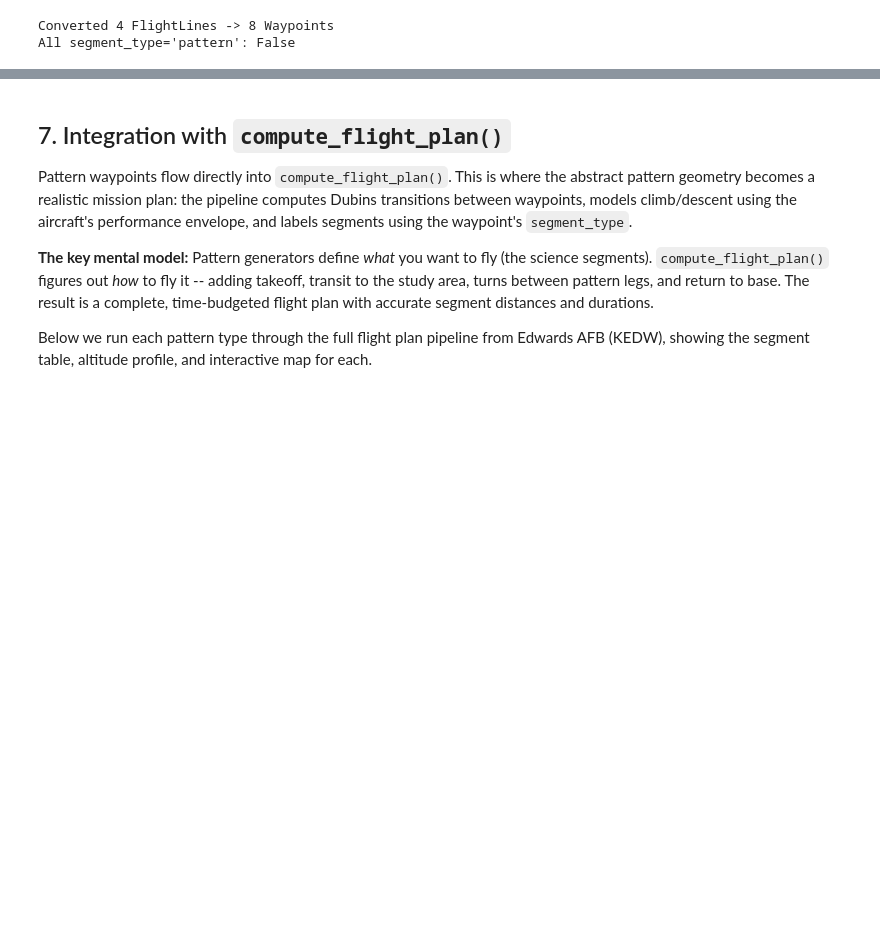
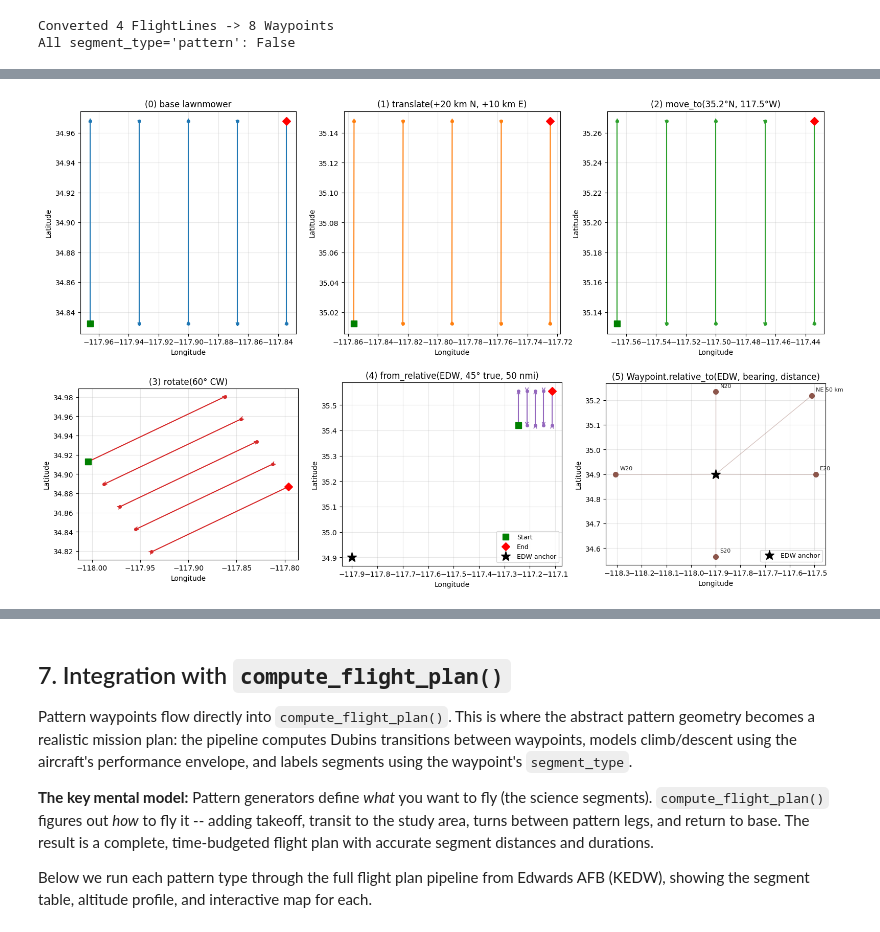
Before and after one commit to ryanpavlick/hyplan, a Jupyter notebook: notebooks/flight_patterns.ipynb, the cells around one changed output, grey strips where cells are left out. Drawn from its saved outputs; the diff is of its cells as text; code cells hidden in the pictures; blank space fills up the shorter version.

```diff
--- a/notebooks/flight_patterns.ipynb
+++ b/notebooks/flight_patterns.ipynb
@@ -605,0 +629,80 @@ All segment_type='pattern': False
+# %%
+from hyplan.waypoint import Waypoint
+
+# Start from a 5-leg lawnmower centred near Edwards AFB
+base = racetrack(
+    CENTER, heading=0.0, altitude=ALT,
+    leg_length=ureg.Quantity(15, "km"),
+    n_legs=5, offset=ureg.Quantity(3, "km"),
+)
+
+# (1) translate by a geodetic N/E offset (Quantities or float-metres)
+translated = base.translate(
+    ureg.Quantity(20, "km"), ureg.Quantity(10, "km"),
+)
+
+# (2) move_to: snap the pattern centre onto a new lat/lon
+moved = base.move_to(latitude=35.2, longitude=-117.5)
+
+# (3) rotate 60° clockwise about the pattern centre
+rotated = base.rotate(60.0)
+
+# (4) build a fresh pattern 50 nmi northeast of an EDW reference waypoint
+edw = Waypoint(latitude=CENTER[0], longitude=CENTER[1], heading=0.0, name="EDW")
+offset_pattern = Pattern.from_relative(
+    edw,
+    bearing=45.0,      # true bearing from EDW
+    distance=50.0,     # 50 nmi (float ⇒ nautical miles)
+    generator=racetrack,
+    heading=0.0, altitude=ALT,
+    leg_length=ureg.Quantity(15, "km"),
+    n_legs=5, offset=ureg.Quantity(3, "km"),
+)
+
+# (5) Waypoint.relative_to — build single waypoints at geodesic offsets
+#     from an anchor.  Useful for laying out turn points, range marks, or
+#     campaign reference fixes.  Default heading = bearing.
+fixes = [
+    Waypoint.relative_to(edw, bearing=  0.0, distance=20.0, name="N20"),
+    Waypoint.relative_to(edw, bearing= 90.0, distance=20.0, name="E20"),
+    Waypoint.relative_to(edw, bearing=180.0, distance=20.0, name="S20"),
+    Waypoint.relative_to(edw, bearing=270.0, distance=20.0, name="W20"),
+    Waypoint.relative_to(edw, bearing= 45.0,
+                          distance=ureg.Quantity(50, "kilometer"),
+                          name="NE 50 km"),  # mixed-units example
+]
+
+fig, axes = plt.subplots(2, 3, figsize=(16, 10))
+plot_pattern(base,           ax=axes[0, 0], title="(0) base lawnmower",                                show_labels=False)
+plot_pattern(translated,     ax=axes[0, 1], title="(1) translate(+20 km N, +10 km E)",                 show_labels=False, color="C1")
+plot_pattern(moved,          ax=axes[0, 2], title="(2) move_to(35.2°N, 117.5°W)",                      show_labels=False, color="C2")
+plot_pattern(rotated,        ax=axes[1, 0], title="(3) rotate(60° CW)",                                show_labels=False, color="C3")
+plot_pattern(offset_pattern, ax=axes[1, 1], title="(4) from_relative(EDW, 45° true, 50 nmi)",          show_labels=False, color="C4")
+
+# Pin the EDW anchor on the from_relative panel so the geodesic offset is
+# visually obvious.
+axes[1, 1].plot(edw.longitude, edw.latitude, "*", color="black",
+                markersize=14, zorder=6, label="EDW anchor")
+axes[1, 1].legend(loc="lower right", fontsize=9)
+
+# (5) Waypoint.relative_to panel — four cardinal fixes at 20 nmi + one
+#     bearing-with-Quantity fix at 50 km NE.
+ax = axes[1, 2]
+ax.plot(edw.longitude, edw.latitude, "*", color="black",
+        markersize=14, zorder=6, label="EDW anchor")
+for wp in fixes:
+    ax.plot(wp.longitude, wp.latitude, "o", color="C5", markersize=7, zorder=5)
+    ax.annotate(wp.name, (wp.longitude, wp.latitude),
+                textcoords="offset points", xytext=(6, 6),
+                fontsize=8, alpha=0.85)
+    ax.plot([edw.longitude, wp.longitude], [edw.latitude, wp.latitude],
+            "-", color="C5", alpha=0.35, linewidth=1.0)
+ax.set_title("(5) Waypoint.relative_to(EDW, bearing, distance)")
+ax.set_xlabel("Longitude"); ax.set_ylabel("Latitude")
+ax.set_aspect("equal"); ax.grid(True, alpha=0.3)
+ax.legend(loc="lower right", fontsize=9)
+
+plt.tight_layout()
+_show_plot()
+# %% [output]
+[figure, added]
```
Also changed, not shown: parts of 6 cells of this notebook, 2 other files.
